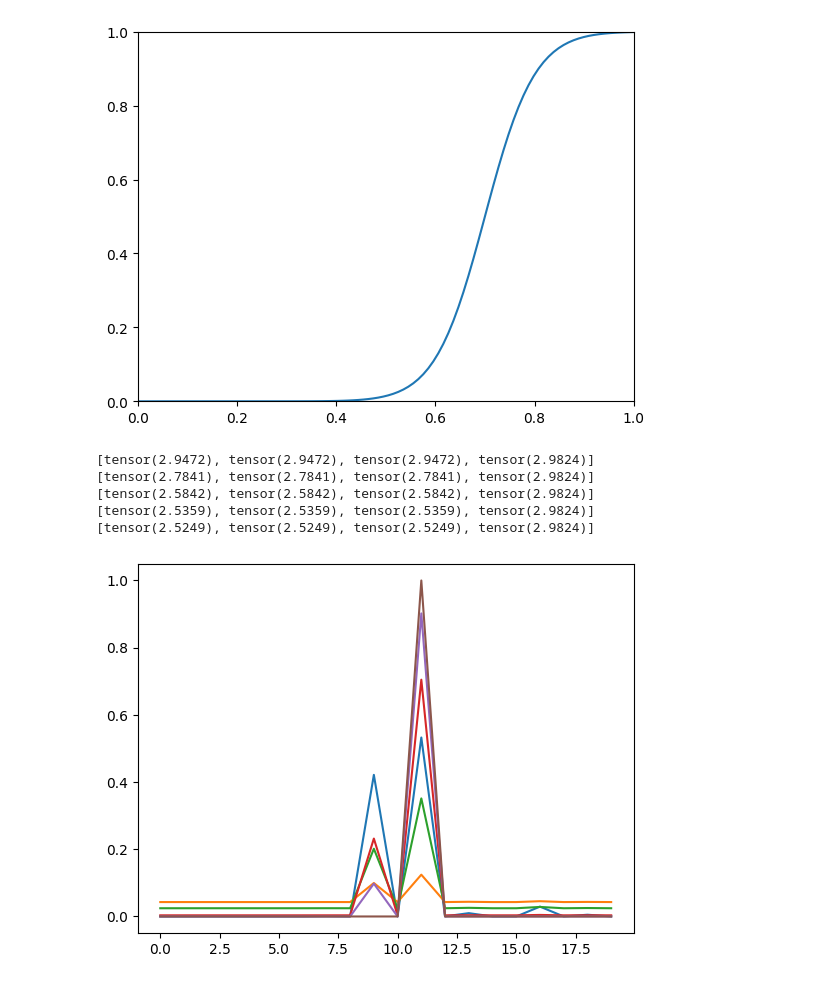
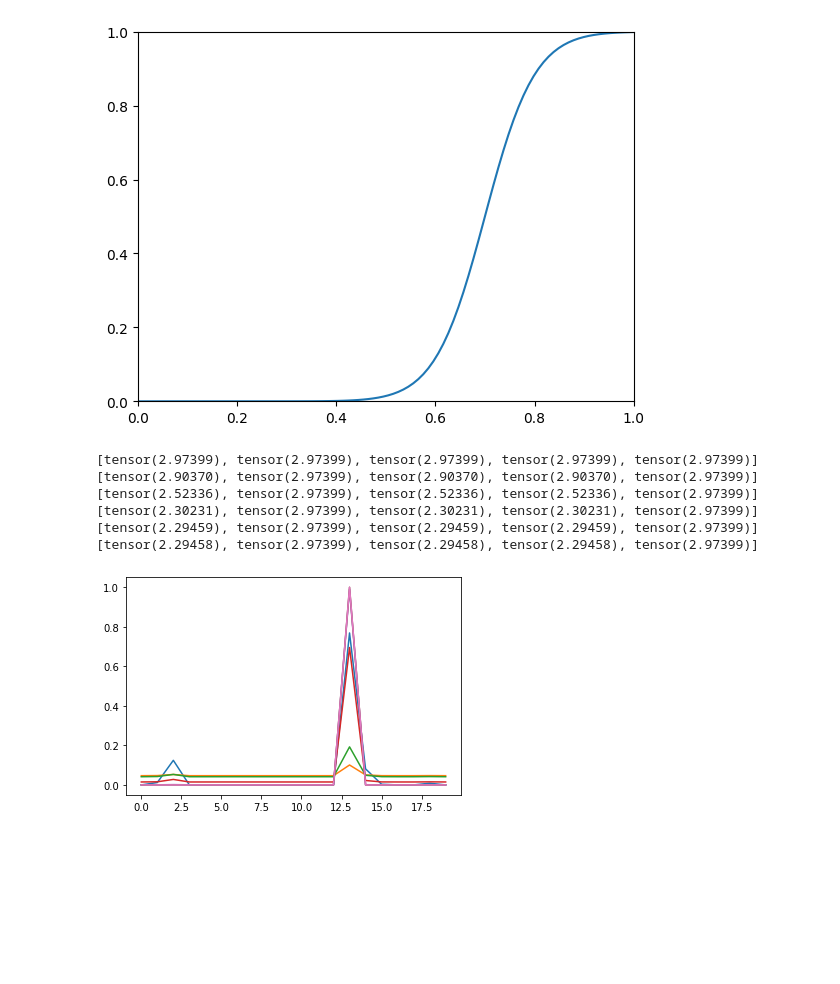
Before and after one commit to dgcnz/overfitting-net, a Jupyter notebook: notebooks/playground.ipynb, the cells around one changed output. Drawn from its saved outputs; the diff is of its cells as text; code cells hidden in the pictures; blank space fills up the shorter version.

```diff
--- a/notebooks/playground.ipynb
+++ b/notebooks/playground.ipynb
@@ -107,24 +108,26 @@ def cross_entropy(x: torch.Tensor, y: torch.Tensor, dim: int) -> torch.Tensor:
 # %%
 # x = torch.Tensor([1, 2, 1.2, 1.1])
 
 fig, ax = plt.subplots(1, 1)
 ax.plot(x)
 
-for T in [0.5, 0.2, 0.1, 0.05, 0.01]:
+for T in [1.0, 0.5, 0.2, 0.1, 0.05, 0.01]:
     xs = F.softmax(x / T, dim=0)
     ax.plot(xs)
     eps = np.finfo(float).eps
     losses = [
         F.cross_entropy(x, xs),
+        F.cross_entropy(x, F.softmax(x, dim=0)),
         cross_entropy(x, xs, dim=0),
         pseudo_cross_entropy(x, T=T, dim=0),
         softmax_entropy(x, dim=0),
     ]
     print(losses)
 # %% [output]
-[tensor(2.9472), tensor(2.9472), tensor(2.9472), tensor(2.9824)]
-[tensor(2.7841), tensor(2.7841), tensor(2.7841), tensor(2.9824)]
-[tensor(2.5842), tensor(2.5842), tensor(2.5842), tensor(2.9824)]
-[tensor(2.5359), tensor(2.5359), tensor(2.5359), tensor(2.9824)]
-[tensor(2.5249), tensor(2.5249), tensor(2.5249), tensor(2.9824)]
+[tensor(2.97399), tensor(2.97399), tensor(2.97399), tensor(2.97399), tensor(2.97399)]
+[tensor(2.90370), tensor(2.97399), tensor(2.90370), tensor(2.90370), tensor(2.97399)]
+[tensor(2.52336), tensor(2.97399), tensor(2.52336), tensor(2.52336), tensor(2.97399)]
+[tensor(2.30231), tensor(2.97399), tensor(2.30231), tensor(2.30231), tensor(2.97399)]
+[tensor(2.29459), tensor(2.97399), tensor(2.29459), tensor(2.29459), tensor(2.97399)]
+[tensor(2.29458), tensor(2.97399), tensor(2.29458), tensor(2.29458), tensor(2.97399)]
-[figure, old version]
+[figure, new version]
```
Also changed, not shown: parts of 1 cell of this notebook, 29 other files.
